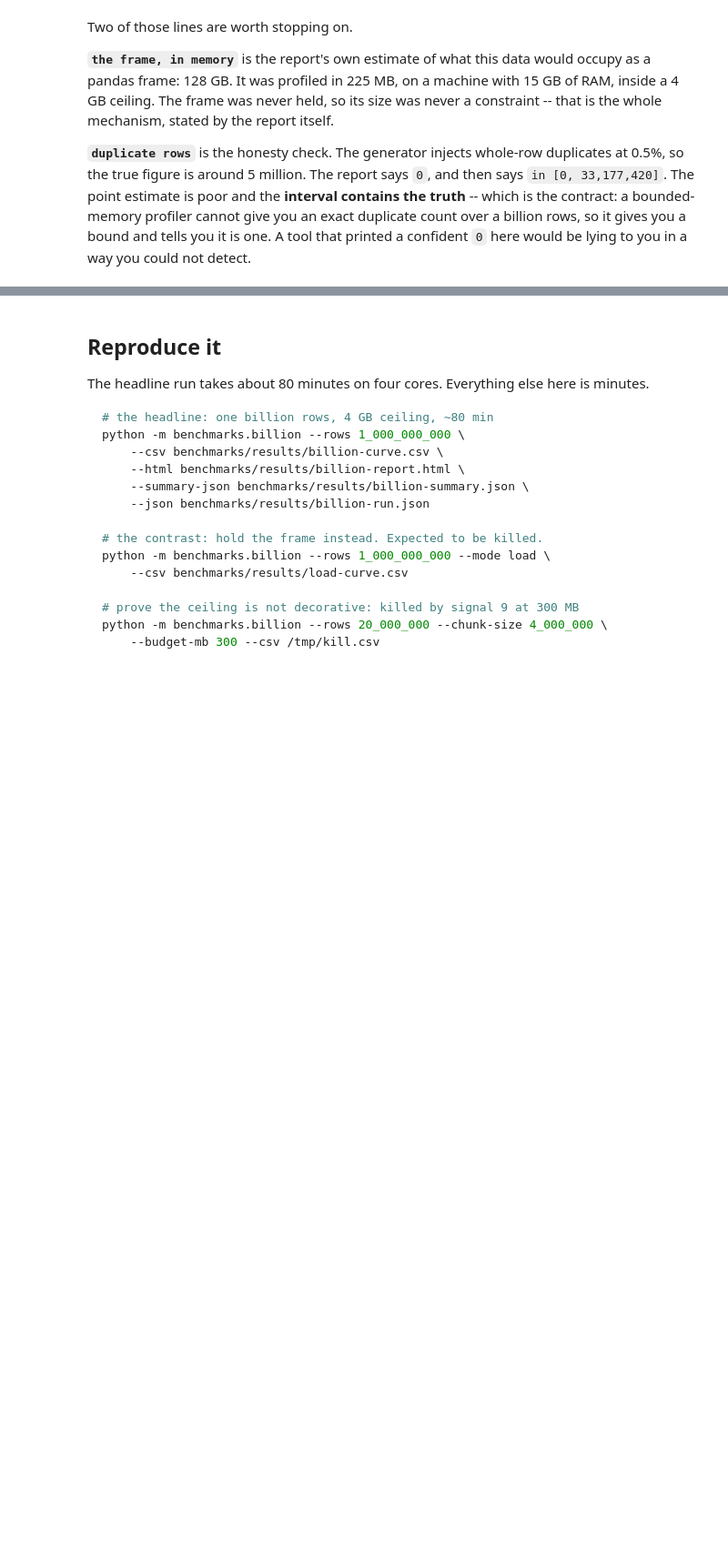
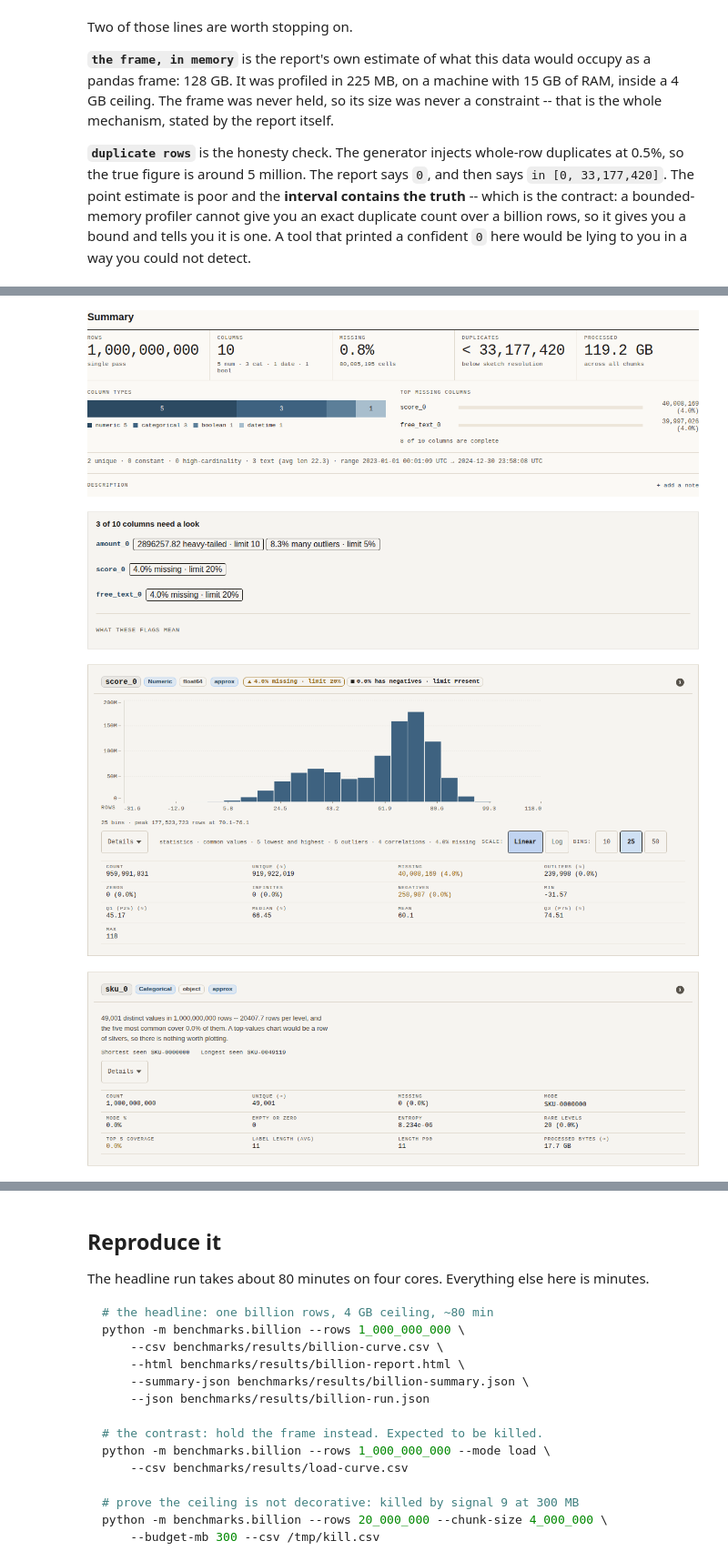
Before and after one commit to alvarodiez20/pysuricata, a Jupyter notebook: examples/billion_rows.ipynb, the cells around one changed output, grey strips where cells are left out. Shown at 91% size. Saved outputs shown, nothing was run; the diff lists cells and outputs as text; code cells hidden in the pictures; blank space fills up the shorter version.

```diff
--- a/examples/billion_rows.ipynb
+++ b/examples/billion_rows.ipynb
@@ -530,0 +501,12 @@ display(
+# %%
+from IPython.display import Image, display
+
+SHOTS = RESULTS / "shots"
+for name in ("billion-summary", "billion-flags",
+             "billion-card-score_0", "billion-card-sku_0"):
+    display(Image(filename=str(SHOTS / f"{name}.png")))
+# %% [output]
+[figure, added]
+[figure, added]
+[figure, added]
+[figure, added]
```
Also changed, not shown: parts of 4 cells of this notebook, 13 other files.
